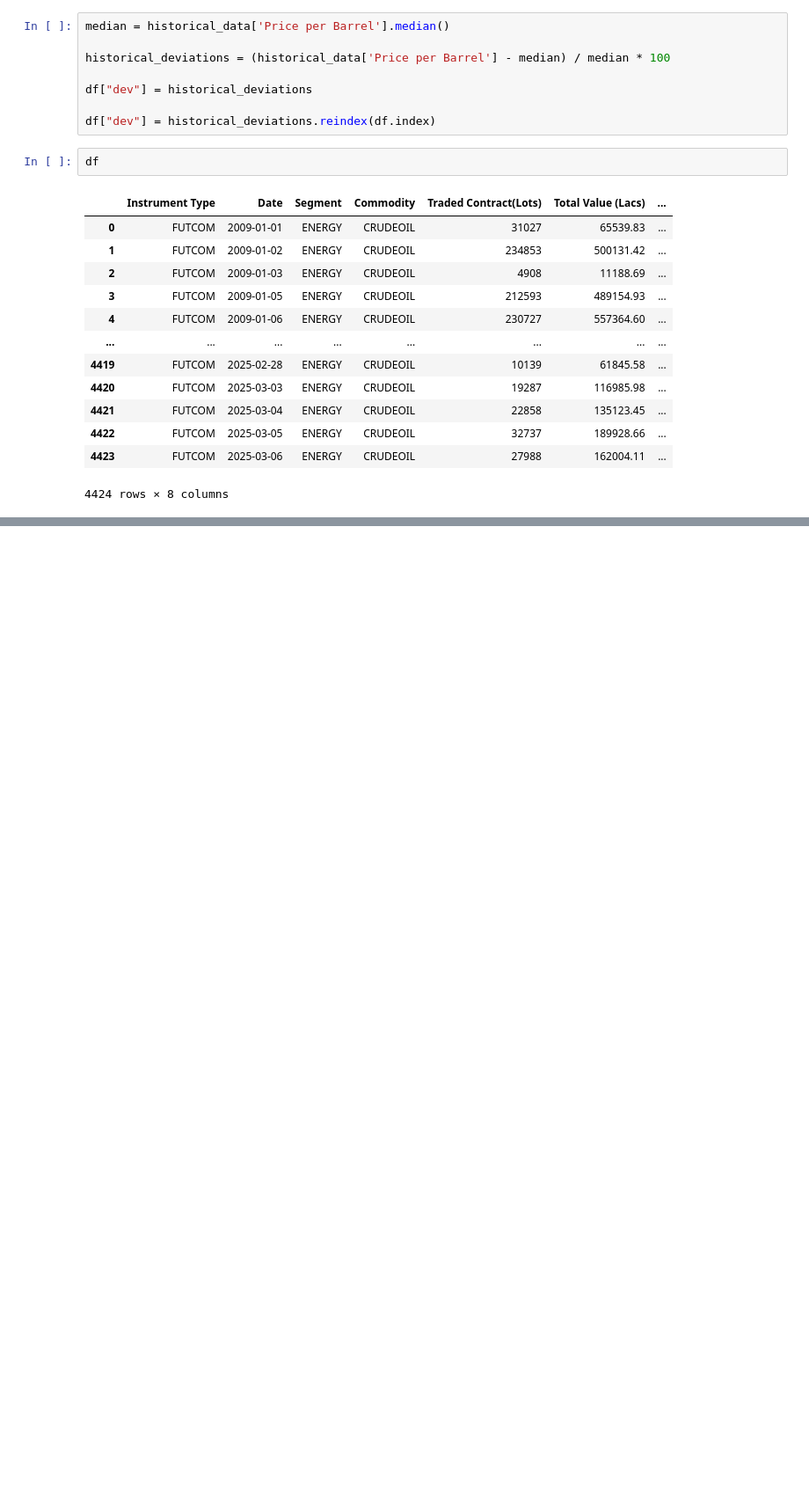
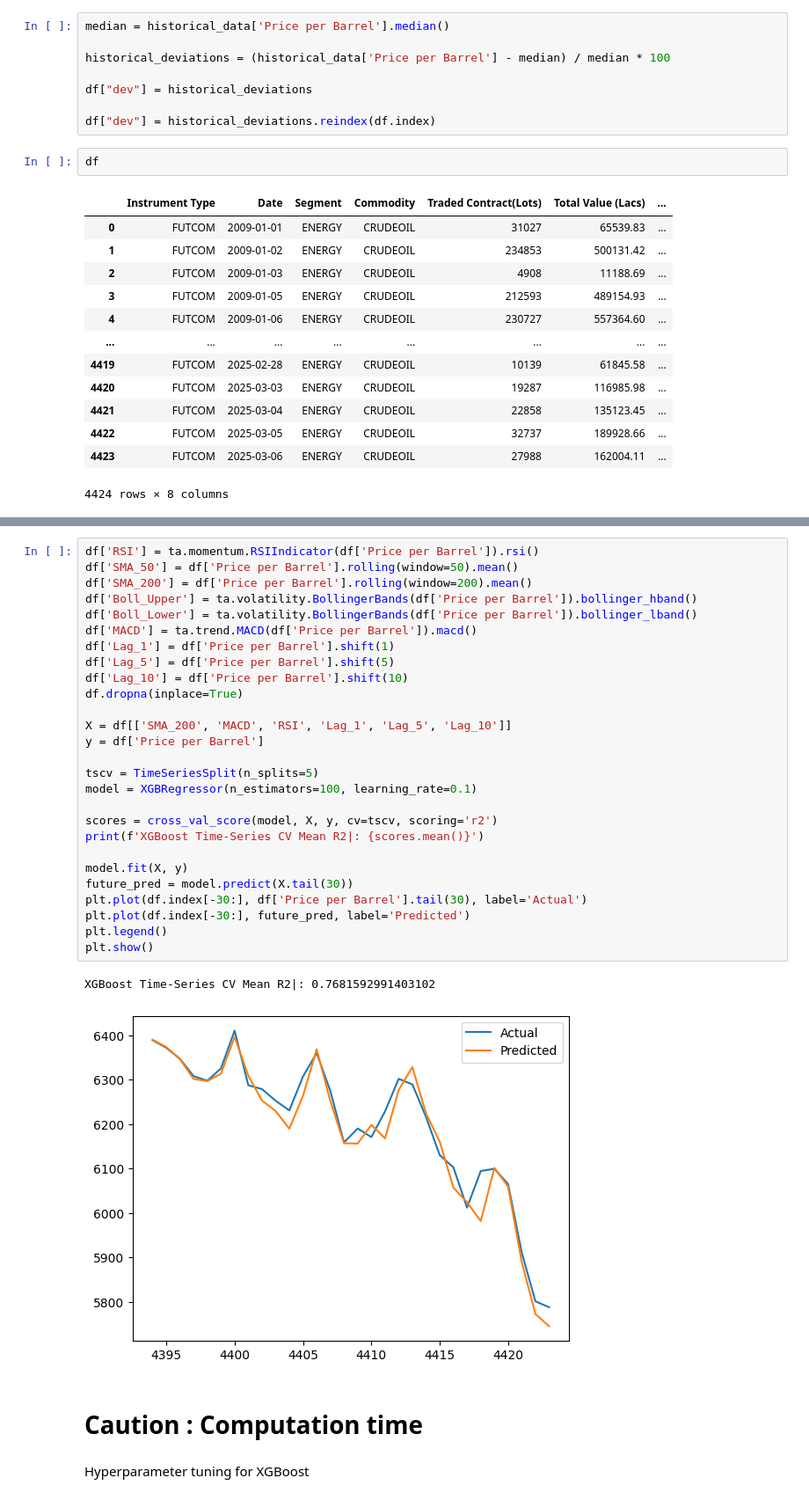
Before and after one commit to TheProfitPilgrim/main_project, a Jupyter notebook: code.ipynb, the cells around one changed output, grey strips where cells are left out. Shown at 88% size. Cells and saved outputs as stored; diff of their text form; blank space fills up the shorter version.

```diff
--- a/code.ipynb
+++ b/code.ipynb
@@ -432,0 +562,34 @@ Mean Squared Error: 0.00
+# %%
+df['RSI'] = ta.momentum.RSIIndicator(df['Price per Barrel']).rsi()
+df['SMA_50'] = df['Price per Barrel'].rolling(window=50).mean()
+df['SMA_200'] = df['Price per Barrel'].rolling(window=200).mean()
+df['Boll_Upper'] = ta.volatility.BollingerBands(df['Price per Barrel']).bollinger_hband()
+df['Boll_Lower'] = ta.volatility.BollingerBands(df['Price per Barrel']).bollinger_lband()
+df['MACD'] = ta.trend.MACD(df['Price per Barrel']).macd()
+df['Lag_1'] = df['Price per Barrel'].shift(1)
+df['Lag_5'] = df['Price per Barrel'].shift(5)
+df['Lag_10'] = df['Price per Barrel'].shift(10)
+df.dropna(inplace=True)
+
+X = df[['SMA_200', 'MACD', 'RSI', 'Lag_1', 'Lag_5', 'Lag_10']]
+y = df['Price per Barrel']
+
+tscv = TimeSeriesSplit(n_splits=5)
+model = XGBRegressor(n_estimators=100, learning_rate=0.1)
+
+scores = cross_val_score(model, X, y, cv=tscv, scoring='r2')
+print(f'XGBoost Time-Series CV Mean R2|: {scores.mean()}')
+
+model.fit(X, y)
+future_pred = model.predict(X.tail(30))
+plt.plot(df.index[-30:], df['Price per Barrel'].tail(30), label='Actual')
+plt.plot(df.index[-30:], future_pred, label='Predicted')
+plt.legend()
+plt.show()
+# %% [output]
+XGBoost Time-Series CV Mean R2|: 0.7681592991403102
+[figure, added]
+# %% [markdown]
+# Caution : Computation time
+# %% [markdown]
+Hyperparameter tuning for XGBoost
```
Also changed, not shown: parts of 22 cells of this notebook.
